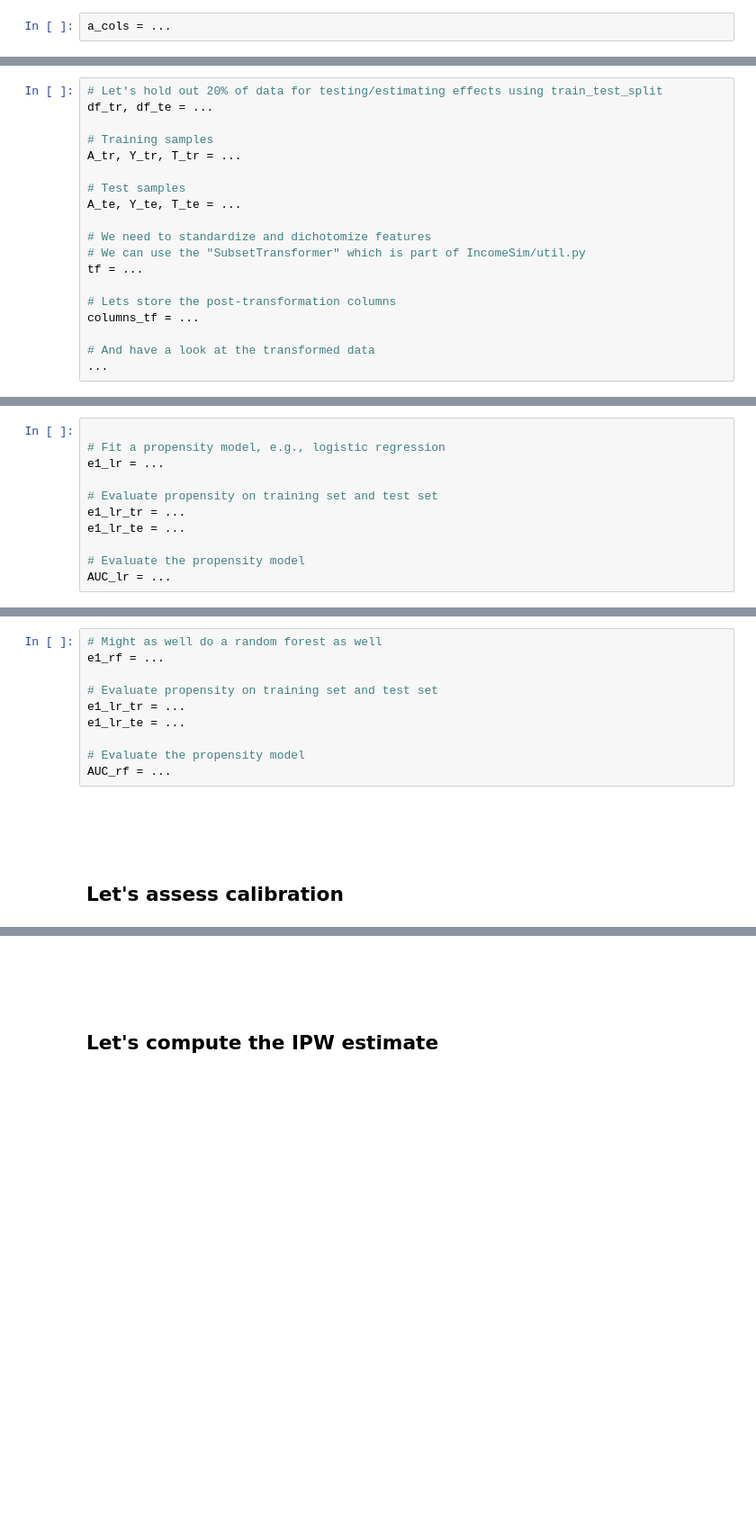
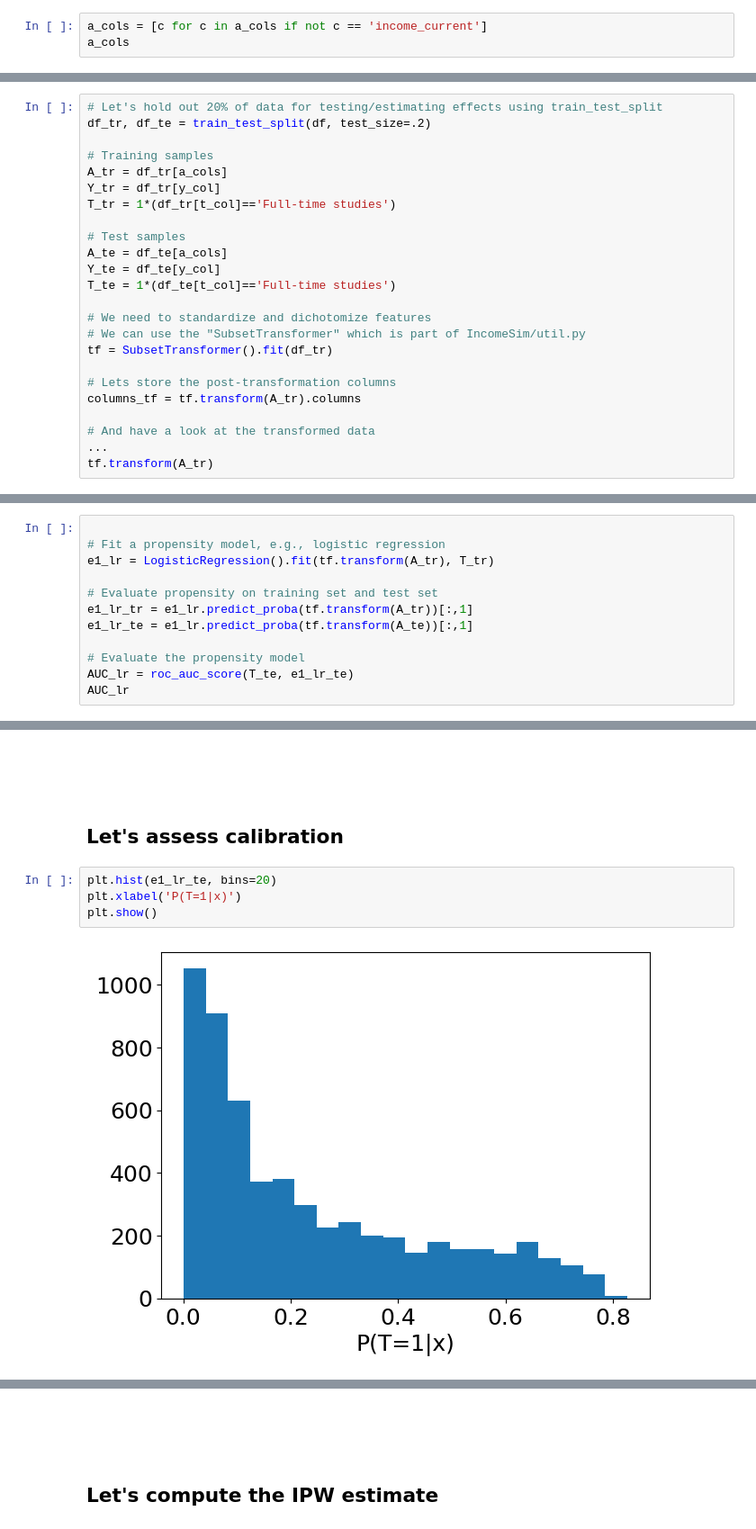
Before and after one commit to Healthy-AI/IncomeSim, a Jupyter notebook: probai_lecture_github.ipynb, the cells around one changed output, grey strips where cells are left out. Shown at 90% size. Drawn from its saved outputs; the diff is of its cells as text; blank space fills up the shorter version.

```diff
--- a/probai_lecture_github.ipynb
+++ b/probai_lecture_github.ipynb
@@ -130,4 +240,5 @@ df = ...
 # %% [markdown]
 ## Second, let's restrict our adjustment set
 # %%
-a_cols = ...
+a_cols = [c for c in a_cols if not c == 'income_current']
+a_cols
@@ -150,20 +267,25 @@ ATE_dim = ...
 # Next, let's do a regression-based estimate
 # %%
 # Let's hold out 20% of data for testing/estimating effects using train_test_split
-df_tr, df_te = ...
+df_tr, df_te = train_test_split(df, test_size=.2)
 
 # Training samples
-A_tr, Y_tr, T_tr = ...
+A_tr = df_tr[a_cols]
+Y_tr = df_tr[y_col]
+T_tr = 1*(df_tr[t_col]=='Full-time studies')
 
 # Test samples
-A_te, Y_te, T_te = ...
+A_te = df_te[a_cols]
+Y_te = df_te[y_col]
+T_te = 1*(df_te[t_col]=='Full-time studies')
 
 # We need to standardize and dichotomize features
 # We can use the "SubsetTransformer" which is part of IncomeSim/util.py
-tf = ...
+tf = SubsetTransformer().fit(df_tr)
 
 # Lets store the post-transformation columns
-columns_tf = ...
+columns_tf = tf.transform(A_tr).columns
 
 # And have a look at the transformed data
 ...
+tf.transform(A_tr)
@@ -265,11 +442,12 @@ Let's do that!
 # %%
 
 # Fit a propensity model, e.g., logistic regression
-e1_lr = ...
+e1_lr = LogisticRegression().fit(tf.transform(A_tr), T_tr)
 
 # Evaluate propensity on training set and test set
-e1_lr_tr = ...
-e1_lr_te = ...
+e1_lr_tr = e1_lr.predict_proba(tf.transform(A_tr))[:,1]
+e1_lr_te = e1_lr.predict_proba(tf.transform(A_te))[:,1]
 
 # Evaluate the propensity model
-AUC_lr = ...
+AUC_lr = roc_auc_score(T_te, e1_lr_te)
+AUC_lr
@@ -276,15 +456,11 @@ AUC_lr = ...
-# %%
-# Might as well do a random forest as well
-e1_rf = ...
-
-# Evaluate propensity on training set and test set
-e1_lr_tr = ...
-e1_lr_te = ...
-
-# Evaluate the propensity model
-AUC_rf = ...
 # %% [markdown]
 <br/><br/><br/>
 ## Let's assess calibration
+# %%
+plt.hist(e1_lr_te, bins=20)
+plt.xlabel('P(T=1|x)')
+plt.show()
+# %% [output]
+[figure, added]
 # %%
 # Compute calibration curve
```
Also changed, not shown: parts of 23 cells of this notebook, 9 other files.
